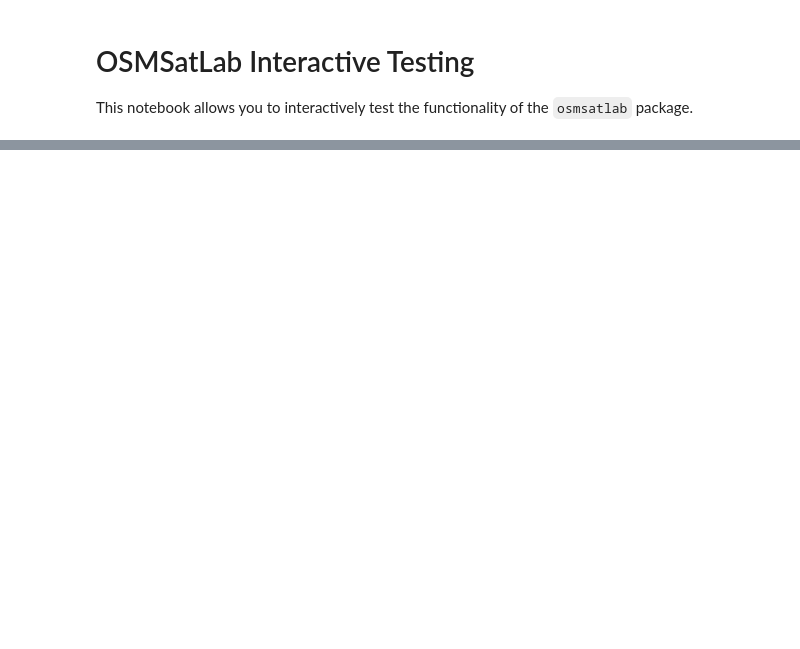
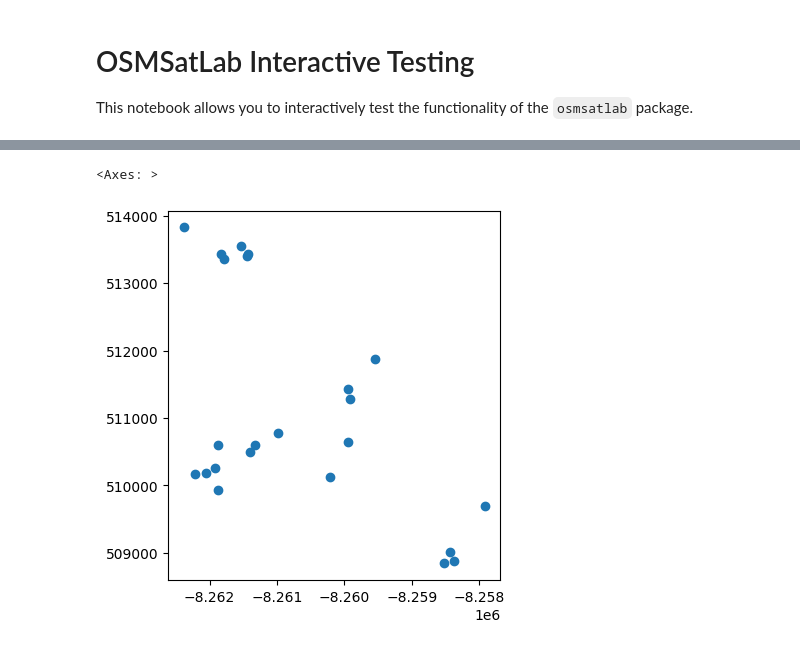
Before and after one commit to davidrers/osmsatlab, a Jupyter notebook: examples/interactive_testing.ipynb, the cells around one changed output, grey strips where cells are left out. Drawn from its saved outputs; the diff is of its cells as text; code cells hidden in the pictures; blank space fills up the shorter version.

Commit message:
improve examples

```diff
--- a/examples/interactive_testing.ipynb
+++ b/examples/interactive_testing.ipynb
@@ -109,22 +47,18 @@ gdf_pop.plot()
 # %%
-from osmsatlab.core import OSMSatLab
+#Create OSMSatLab object for custom geometry and extract accessibility and per-capita metrics.
+osm_lab = OSMSatLab(custom_geometry='soacha.geojson')
 
-#osm_lab_usaquen = OSMSatLab(bbox_usaquen)
+for category in ['healthcare', 'education_early', 'education_school', 'education_higher', 'food', 'emergency', 'green_space', 'public_transport']:
+    results = osm_lab.calculate_accessibility_metrics(service_category=category, threshold=2000)
+    print('--------------------------------------------')
+    print(f"Coverage Ratio (category {category}): {results['coverage_stats']['coverage_ratio']:.2%}")
+    print(f"People Covered (category {category}): {results['coverage_stats']['covered_population']}")
 
-osm_lab_bogota_residential = OSMSatLab(bbox_bogota_residential)
-
-results = osm_lab_bogota_residential.calculate_accessibility_metrics(
-    service_category="education_early",
-    threshold=1000
-)
-print('--------------------------------------------')
-print(f"Coverage Ratio: {results['coverage_stats']['coverage_ratio']:.2%}")
-print(f"People Covered: {results['coverage_stats']['covered_population']}")
-
-results = osm_lab_bogota_residential.calculate_per_capita_metrics(service_category="education_early")
-print('--------------------------------------------')
-print(f"services_per_1000: {results['services_per_1000']}")
-print(f"people_per_service: {results['people_per_service']}")
+    results = osm_lab.calculate_per_capita_metrics(service_category=category)
+    print('--------------------------------------------')
+    print(f"services_per_1000 (category {category}): {results['services_per_1000']}")
+    print(f"people_per_service (category {category}): {results['people_per_service']}")
+    print('------------------------------------------------------------------------------------------------------------')
 # %% [output]
   intersection['overlap_area'] = intersection.geometry.area
 C:\Users\darey/.cache/osmsatlab/worldpop\col_ppp_2020_1km_Aggregated.tif
@@ -136,0 +94,6 @@ people_per_service: 21946.1875
+# %%
+#Example, plot the healthcare services
+osm_lab.services['healthcare'].plot()
+# %% [output]
+<Axes: >
+[figure, added]
```
Also changed, not shown: parts of 14 cells of this notebook, 1 other file.
